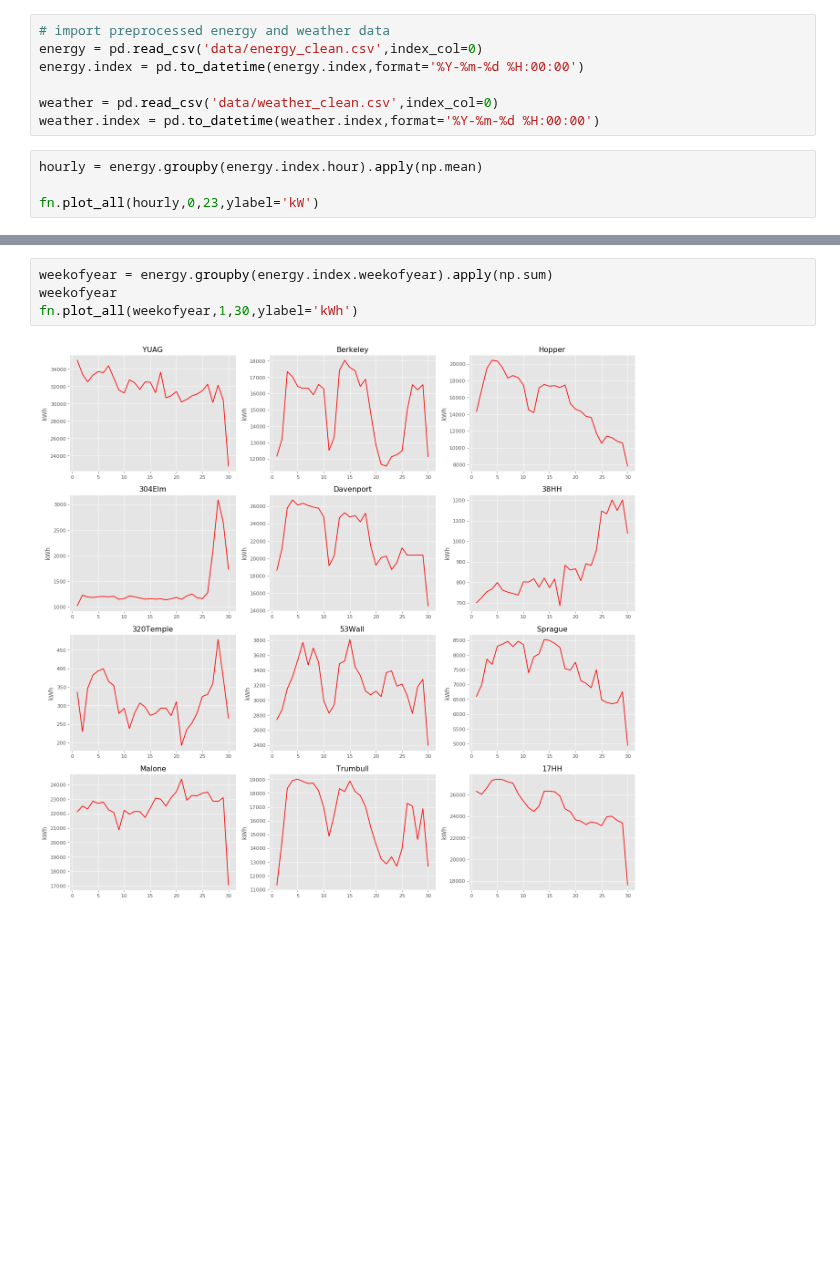
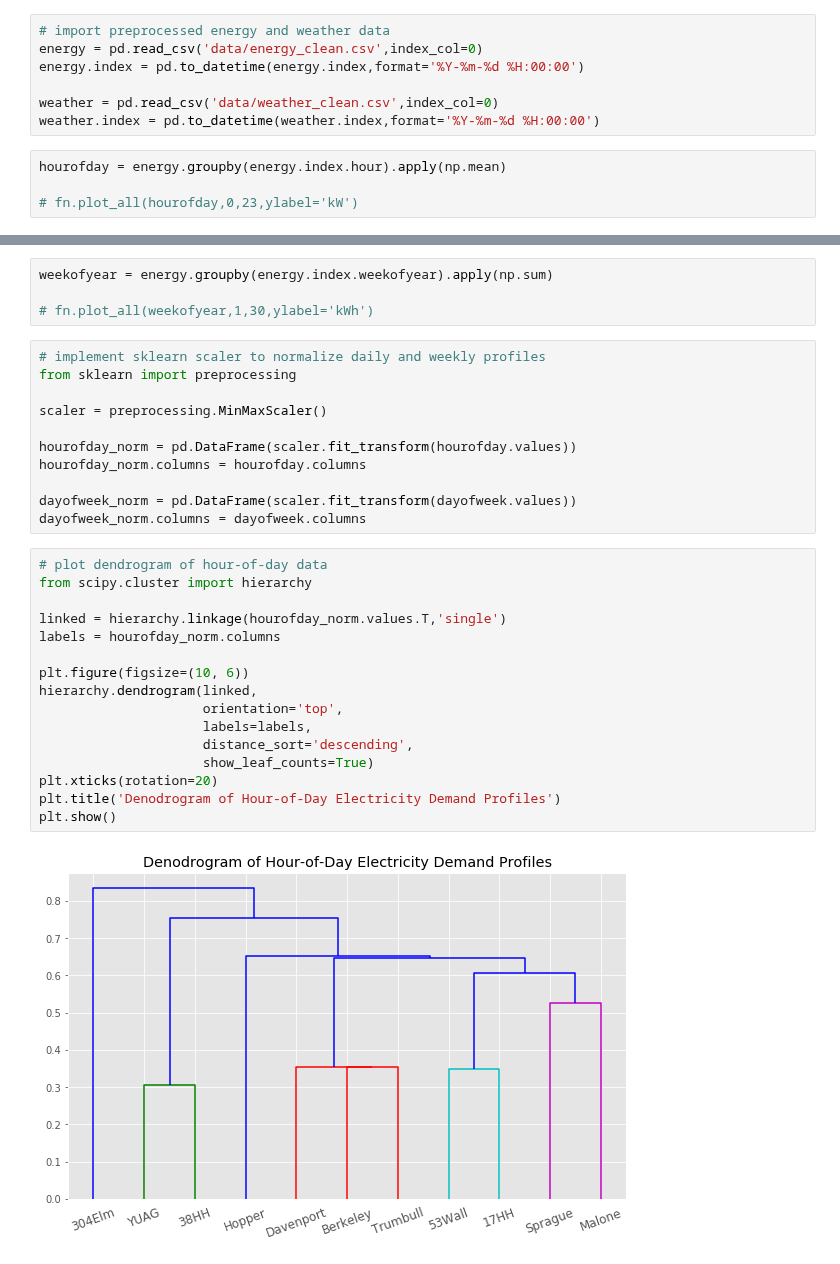
Before and after one commit to kevinkoste/university-load-forecasting, a Jupyter notebook: clustering.ipynb, the cells around one changed output, grey strips where cells are left out. Saved outputs shown, nothing was run; the diff lists cells and outputs as text; blank space fills up the shorter version.

Commit message:
clustering fully working!

```diff
--- a/clustering.ipynb
+++ b/clustering.ipynb
@@ -17,6 +18,6 @@ energy.index = pd.to_datetime(energy.index,format='%Y-%m-%d %H:00:00')
 weather = pd.read_csv('data/weather_clean.csv',index_col=0)
 weather.index = pd.to_datetime(weather.index,format='%Y-%m-%d %H:00:00')
 # %%
-hourly = energy.groupby(energy.index.hour).apply(np.mean)
+hourofday = energy.groupby(energy.index.hour).apply(np.mean)
 
-fn.plot_all(hourly,0,23,ylabel='kW')
+# fn.plot_all(hourofday,0,23,ylabel='kW')
@@ -31,6 +28,33 @@ fn.plot_all(dayofweek,0,6,ylabel='kWh')
 # %%
 weekofyear = energy.groupby(energy.index.weekofyear).apply(np.sum)
-weekofyear
-fn.plot_all(weekofyear,1,30,ylabel='kWh')
+
+# fn.plot_all(weekofyear,1,30,ylabel='kWh')
-# %% [output]
-[figure, removed]
+# %%
+# implement sklearn scaler to normalize daily and weekly profiles
+from sklearn import preprocessing
+
+scaler = preprocessing.MinMaxScaler()
+
+hourofday_norm = pd.DataFrame(scaler.fit_transform(hourofday.values))
+hourofday_norm.columns = hourofday.columns
+
+dayofweek_norm = pd.DataFrame(scaler.fit_transform(dayofweek.values))
+dayofweek_norm.columns = dayofweek.columns
+# %%
+# plot dendrogram of hour-of-day data
+from scipy.cluster import hierarchy
+
+linked = hierarchy.linkage(hourofday_norm.values.T,'single')
+labels = hourofday_norm.columns
+
+plt.figure(figsize=(10, 6))
+hierarchy.dendrogram(linked,
+                     orientation='top',
+                     labels=labels,
+                     distance_sort='descending',
+                     show_leaf_counts=True)
+plt.xticks(rotation=20)
+plt.title('Denodrogram of Hour-of-Day Electricity Demand Profiles')
+plt.show()
+# %% [output]
+[figure, added]
```
Also changed, not shown: parts of 6 cells of this notebook.
